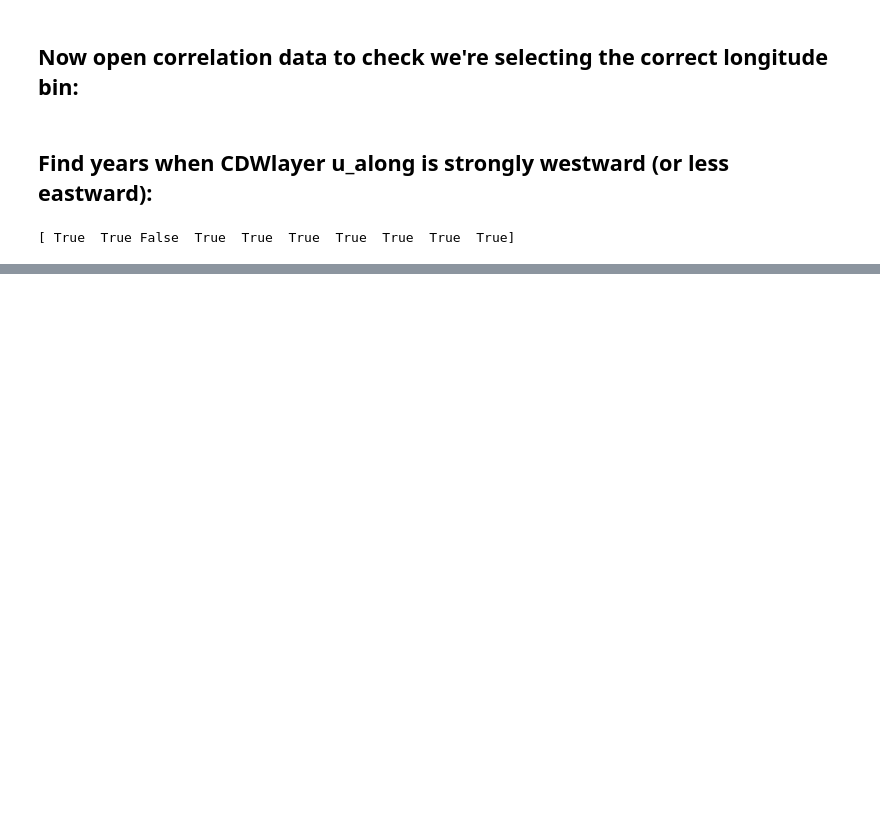
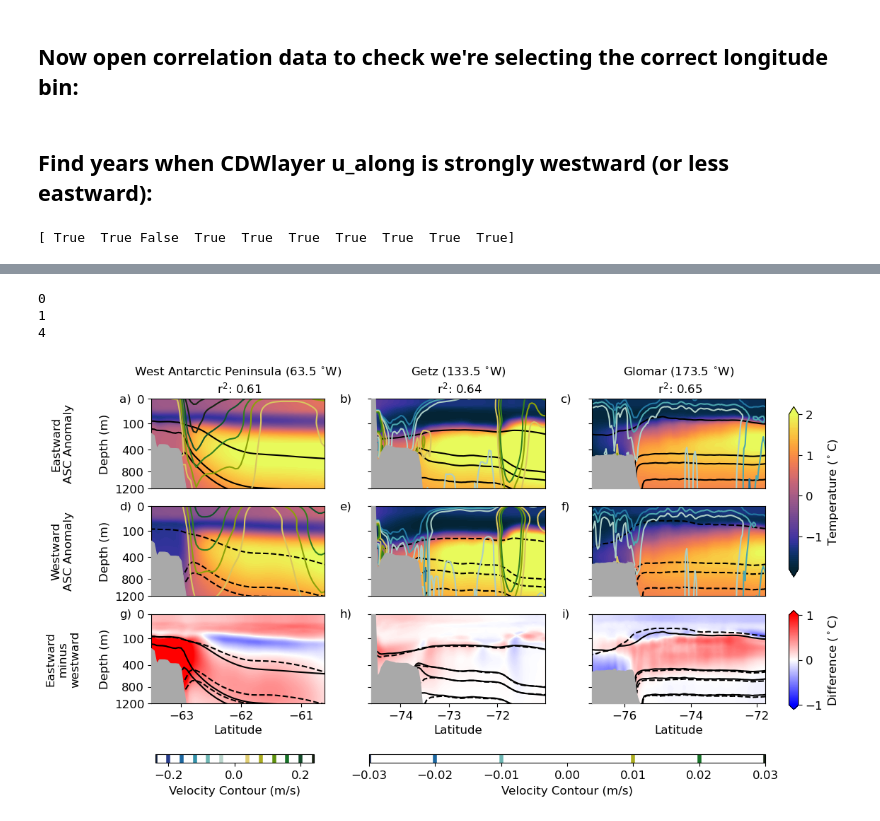
Before and after one commit to willaguiar/ASC_and_heat_transport, a Jupyter notebook: Jupyter/Fig_3.ipynb, the cells around one changed output, grey strips where cells are left out. Cells and saved outputs as stored; diff of their text form; code cells hidden in the pictures; blank space fills up the shorter version.

```diff
--- a/Jupyter/Fig_3.ipynb
+++ b/Jupyter/Fig_3.ipynb
@@ -151,7 +152,7 @@ temp_northward = []
 rho_southward = []
 rho_northward = []
 u_southward = []
-u_northward = [s
+u_northward = []
 
 
 for i in tqdm(range(longitude_slices.size)):
@@ -375,6 +385,7 @@ def inverse(x):
 # %%
 import matplotlib.pyplot as plt
 import matplotlib.gridspec as gs
+import matplotlib
 
 fontsize = 12
 
@@ -413,9 +424,10 @@ for j in range(inds_regions.size):  # Loop over rows
     ax1.set_xlim(min_lats_selected[j],max_lat[i]+2)
     if j == 0:
         ax1.set_ylabel('Depth (m)',fontsize=fontsize)
-    #ax1.set_xlabel('Longitude',fontsize=fontsize)
+        ax1.set_yticks([1200,800,400,100,0.5],labels=[1200,800,400,100,0])
+    else:
+        ax1.set_yticks([1200,800,400,100,0.5],labels=[])
     ax1.set_xticks([])
-    ax1.set_yticks([1200,800,400,100,0.5],labels=[1200,800,400,100,0])
     ax1.set_title(str(regions[i])+' ('+str(abs(longitude_slices[i]))+' $^{\circ}$W'+')\n r$^2$: '+str(r_sq_annual_10deg.sel(lon_bins=longitude_slices[i]).values.round(2)))
 
     # colorbar:
@@ -451,7 +463,9 @@ for j in range(inds_regions.size):  # Loop over rows
     # ax2.set_xlabel('Latitude',fontsize=fontsize)
     #ax2.set_xticks([-74,-73.5,-73,-72.5])
     #ax2.set_xticks([-66.5,-66,-65.5,-65])
-    ax2.set_yticks([1200,800,400,100,0.5],labels=[1200,800,400,100,0])
+        ax2.set_yticks([1200,800,400,100,0.5],labels=[1200,800,400,100,0])
+    else:
+        ax2.set_yticks([1200,800,400,100,0.5],labels=[])
 
     #ax2.set_title('u_aong westward (or less northward)',fontsize=fontsize)
 
@@ -476,8 +490,11 @@ for j in range(inds_regions.size):  # Loop over rows
     ax3.set_xlim(min_lats_selected[j],max_lat[i]+2)
     if j == 0:
         ax3.set_ylabel('Depth (m)',fontsize=fontsize)
+        ax3.set_yticks([1200,800,400,100,0.5],labels=[1200,800,400,100,0])
+    else:
+        ax3.set_yticks([1200,800,400,100,0.5],labels=[])
+
     ax3.set_xlabel('Latitude',fontsize=fontsize)
-    ax3.set_yticks([1200,800,400,100,0.5],labels=[1200,800,400,100,0])
     ax3.tick_params(labelsize=fontsize)
 
     cont=ax3.contour(rho_northward[i].yt_ocean,rho_northward[i].st_ocean,
@@ -491,43 +508,79 @@ for j in range(inds_regions.size):  # Loop over rows
     ax2.text(-0.15,1, subplots[j+3], fontsize=fontsize, transform = ax2.transAxes, va = 'center', ha = 'center')
     ax3.text(-0.15,1, subplots[j+6], fontsize=fontsize, transform = ax3.transAxes, va = 'center', ha = 'center')
 
-cax = fig.add_axes([0.93,0.43,0.022,0.43])
+cax = fig.add_axes([0.93,0.43,0.012,0.43])
 cbar = plt.colorbar(pcm, cax=cax,orientation = 'vertical',extend = 'neither',ticks=ticks[i])
 cbar.set_label(r'Temperature ($^\circ$C)',fontsize=fontsize,labelpad=5)
 cbar.ax.tick_params(labelsize=fontsize)
 
-cax = fig.add_axes([0.93,0.095,0.022,0.25])
+cax = fig.add_axes([0.93,0.095,0.012,0.25])
 cbar = plt.colorbar(pci, cax=cax,orientation = 'vertical',extend = 'neither',ticks=[-1,0,1])
 cbar.set_label(r'Difference ($^\circ$C)',fontsize=fontsize,labelpad=5)
 cbar.ax.tick_params(labelsize=fontsize)
 
 # colorbar:
-sm = plt.cm.ScalarMappable(cmap=cmocean.delta, norm=plt.Normalize(vmin=-.24, vmax = 0.24))
+norm_cbar = plt.Normalize(vmin=-.24, vmax = 0.24)
+sm = plt.cm.ScalarMappable(cmap=cmocean.delta, norm = norm_cbar)
 
 cax = fig.add_axes([0.13,-0.04,0.2,0.022])
 cbar = plt.colorbar(sm, cax=cax,orientation = 'horizontal',extend = 'neither')
-cbar.set_label(r'Velocity (m/s)',fontsize=fontsize,labelpad=5)
+cbar.set_label(r'Velocity Contour (m/s)',fontsize=fontsize,labelpad=5)
 cbar.ax.tick_params(labelsize=fontsize)
+cbar.ax.imshow(
+    np.ones((1, 256, 4)),  # White RGBA image
+    aspect='auto',
+    extent=[0, 1, 0, 1],
+    transform=cbar.ax.transAxes,
+    zorder=1,
+    cmap=matplotlib.colors.ListedColormap(['white'])
+)
+
+cmap = cmocean.delta         # Replace with your actual colormap
+
+for level in u_levels[0]:
+    x = norm_cbar(level)
+    color = cmap(x)
+    cbar.ax.vlines(x, 0, 1, color=color, linewidth=4, transform=cbar.ax.transAxes)
 
 # colorbar:
-
-sm = plt.cm.ScalarMappable(cmap=cmocean.delta, norm=plt.Normalize(vmin=-.03, vmax = 0.03))
+norm_cbar = plt.Normalize(vmin=-.03, vmax = 0.03)
+sm = plt.cm.ScalarMappable(cmap=cmocean.delta, norm = norm_cbar)
 
 cax = fig.add_axes([0.4,-0.04,0.5,0.022])
 cbar = plt.colorbar(sm, cax=cax,orientation = 'horizontal',extend = 'neither')
-cbar.set_label(r'Velocity (m/s)',fontsize=fontsize,labelpad=5)
+cbar.set_label(r'Velocity Contour (m/s)',fontsize=fontsize,labelpad=5)
 cbar.ax.tick_params(labelsize=fontsize)
+cbar.ax.imshow(
+    np.ones((1, 256, 4)),  # White RGBA image
+    aspect='auto',
+    extent=[0, 1, 0, 1],
+    transform=cbar.ax.transAxes,
+    zorder=1,
+    cmap=matplotlib.colors.ListedColormap(['white'])
+)
+
+cmap = cmocean.delta         # Replace with your actual colormap
+
+for level in u_levels[1]:
+    x = norm_cbar(level)
+    color = cmap(x)
+    cbar.ax.vlines(x, 0, 1, color=color, linewidth=4, transform=cbar.ax.transAxes)
+
 ax1.text(-3.05,0.5, 'Eastward\nASC Anomaly', fontsize=fontsize, transform = ax1.transAxes, va = 'center', ha = 'center', rotation = 90)
 ax2.text(-3.05,0.5, 'Westward\nASC Anomaly', fontsize=fontsize, transform = ax2.transAxes, va = 'center', ha = 'center', rotation = 90)
 ax3.text(-3.05,0.5, 'Eastward\nminus\nwestward', fontsize=fontsize, transform = ax3.transAxes, va = 'center', ha = 'center', rotation = 90)
-
 
 # Adjust layout to avoid overlap
 plt.tight_layout()
 figure_path = figdir+'selected_regions_transects.png'
 plt.savefig(figure_path , dpi=300,bbox_inches='tight', pad_inches=0.1,facecolor='white')
 # Show the plots
 plt.show()
+# %% [output]
+0
+1
+4
+[figure, added]
 # %%
 regions_selected = ['Getz East', 'West Antarctic Peninsula', 'Glomar']
 
```
Also changed, not shown: parts of 3 cells of this notebook, 3 other files.
